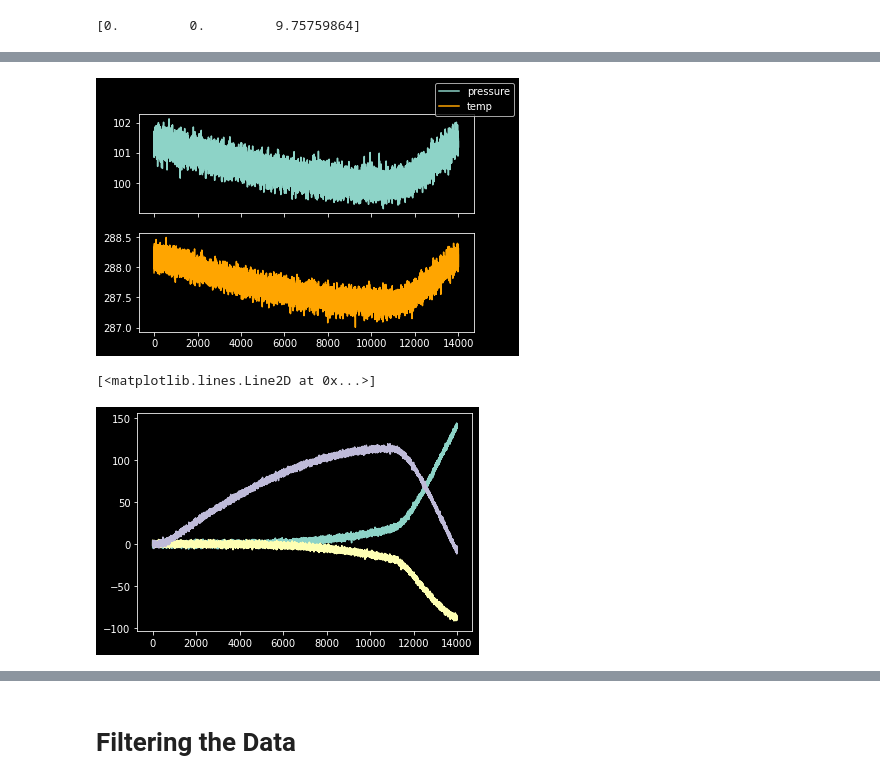
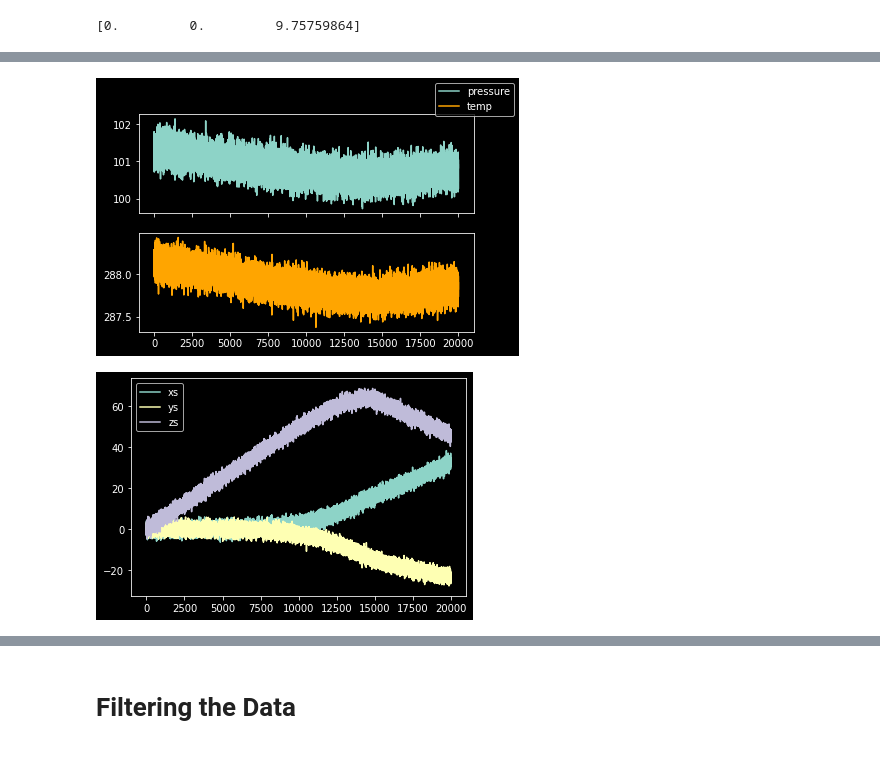
Before and after one commit to Willmac16/fused-kalman-localization, a Jupyter notebook: rocket_example/make_sensor_data.ipynb, the cells around one changed output, grey strips where cells are left out. Cells and saved outputs as stored; diff of their text form; code cells hidden in the pictures.

```diff
--- a/rocket_example/make_sensor_data.ipynb
+++ b/rocket_example/make_sensor_data.ipynb
@@ -21,7 +21,7 @@ state = State(u)
 sensor_offset = np.array([0,-0.2,-0.5]) # location of the sensor relative to the tip
 sensor_u = np.array([0,0,0, 0, 0, 0, 0, 0, 0,*initial_q,0,0,0])
 
-total_time = 70
+total_time = 100
 dt = 0.005
 
 times = np.arange(0, total_time, dt)
@@ -35,8 +35,9 @@ total_forces = []
 
 masses = []
 for i, t in enumerate(times):
-    # if state.u[2] < 0 and i > 20:
-    #    break
+    if state.u[2] < 0 and i > 20:
+      print("Sim should stop by", t, "seconds")
+      break
     ## calculate forces ##
 
     relative_wind = (wind_vector(*state.u[:3])*100 - state.u[3:6])
@@ -44,19 +45,19 @@ for i, t in enumerate(times):
     # calculate drag force
     if state.u[5] < 0:
         drag = calculate_drag(
-        velocity = state.u[3:6],
-        air_density = calculate_air_density(state.u[2]),
-        C_d = 2.2,
-        A_s = 2.63)
+            velocity = state.u[3:6],
+            air_density = calculate_air_density(state.u[2]),
+            C_d = 2.2,
+            A_s = 2.63)
         drag_force = np.zeros(3) if np.linalg.norm(state.u[3:6]) < 1e-5 else -drag * state.u[3:6] / np.linalg.norm(state.u[3:6])
         wind = relative_wind.dot(relative_wind) * calculate_air_density(state.u[2]) * (2.63)
 
     else:
         drag = calculate_drag(
-        velocity = state.u[3:6],
-        air_density = calculate_air_density(state.u[2]),
-        C_d = 0.37,
-        A_s = 0.066)
+            velocity = state.u[3:6],
+            air_density = calculate_air_density(state.u[2]),
+            C_d = 0.37,
+            A_s = 0.066)
         drag_force = np.zeros(3) if np.linalg.norm(state.u[3:6]) < 1e-5 else -drag * state.u[3:6] / np.linalg.norm(state.u[3:6])
         wind = relative_wind.dot(relative_wind) * calculate_air_density(state.u[2]) * (0.066)
 
@@ -66,7 +67,8 @@ for i, t in enumerate(times):
     # calculate thrust force
     thrust = f_thrust(t)
     thrusts.append(thrust)
-    heading_vector = np.array([0,0,1]) if np.linalg.norm(state.u[3:6]) < 1e-1 else state.u[3:6] / np.linalg.norm(state.u[3:6])
+    heading_vector = np.array([0.01,0.01,1]) if np.linalg.norm(state.u[3:6]) < 1e-1 else state.u[3:6]
+    heading_vector /= np.linalg.norm(heading_vector)
     thrust_force = heading_vector * thrust
 
     # calculate gravity force
@@ -361,17 +367,18 @@ ax2.plot(ts,label='temp',color='orange')
 fig.legend()
 plt.show()
 # %% [output]
-[figure, old version]
+[figure, new version]
 # %%
 # generate GPS data (assume cartesian coordinates)
 noisy_x = gps_corrector.obs_pred(sim_state_history.T).T + np.sqrt(gps_noise[0, 0]) * np.random.randn(len(times), 3)
 
 plt.plot(np.array(noisy_x)[:,0],label='xs')
 plt.plot(np.array(noisy_x)[:,1],label='ys')
 plt.plot(np.array(noisy_x)[:,2],label='zs')
+plt.legend()
+plt.show()
 # %% [output]
-[<matplotlib.lines.Line2D at 0x...>]
-[figure, old version]
+[figure, new version]
 # %%
 orientation_sense = mag_corrector.obs_pred(sim_state_history.T) + np.sqrt(mag_noise[0, 0]) * np.random.randn(3, len(times))
 print(orientation_sense.shape)
```
Also changed, not shown: parts of 15 cells of this notebook, 1 other file.
